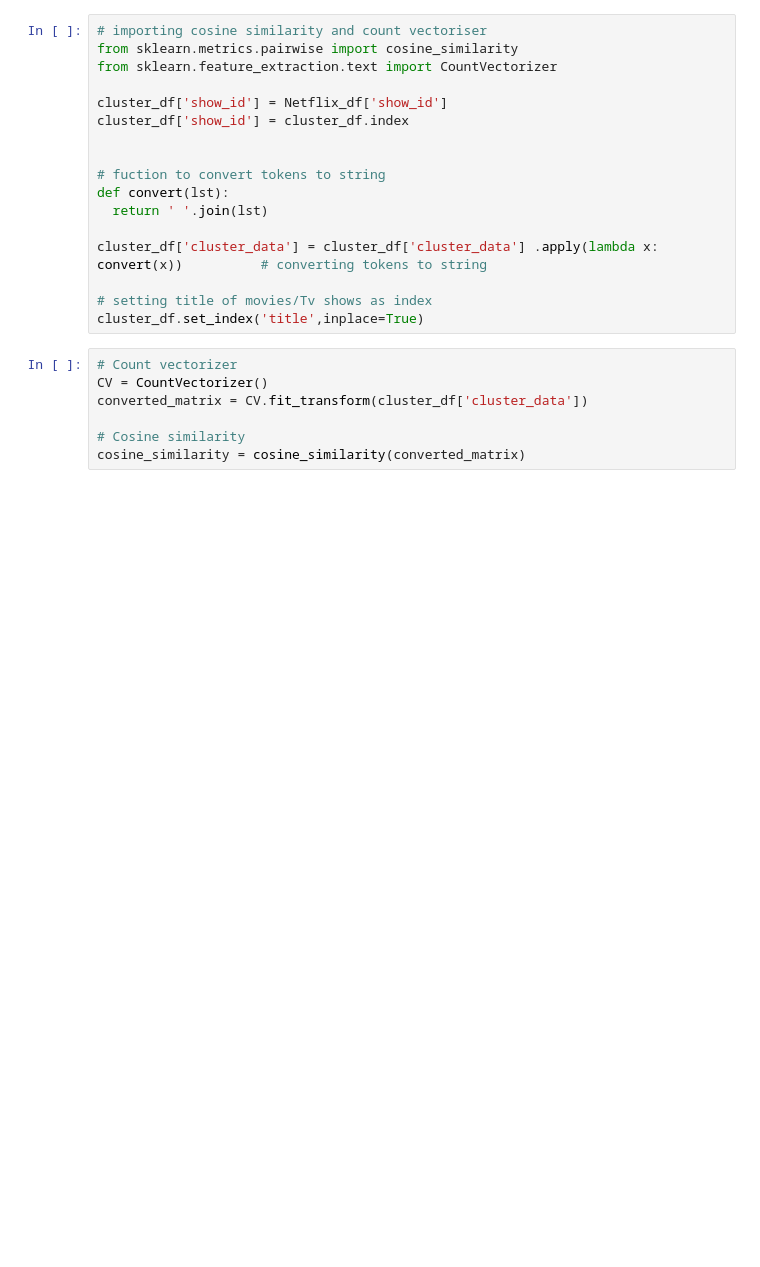
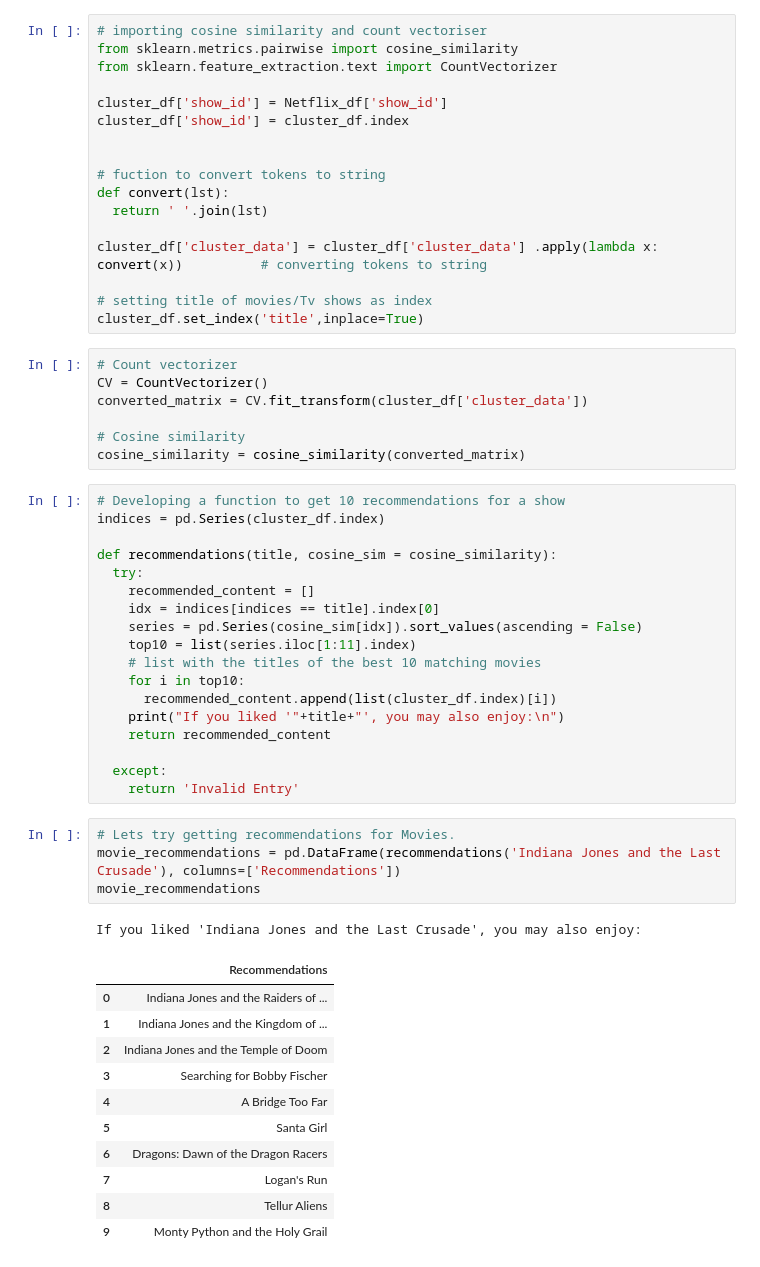
Before and after one commit to shubham-bhadouria/Netflix-Movies-and-TV-shows-clustering, a Jupyter notebook: Netflix_movies_and_TV_show_clustering.ipynb, the cells around one changed output. Drawn from its saved outputs; the diff is of its cells as text; blank space fills up the shorter version.

Commit message:
Recommendation system

```diff
--- a/Netflix_movies_and_TV_show_clustering.ipynb
+++ b/Netflix_movies_and_TV_show_clustering.ipynb
@@ -983,3 +983,38 @@ converted_matrix = CV.fit_transform(cluster_df['cluster_data'])
 
 # Cosine similarity
 cosine_similarity = cosine_similarity(converted_matrix)
+# %%
+# Developing a function to get 10 recommendations for a show
+indices = pd.Series(cluster_df.index)
+
+def recommendations(title, cosine_sim = cosine_similarity):
+  try:
+    recommended_content = []
+    idx = indices[indices == title].index[0]
+    series = pd.Series(cosine_sim[idx]).sort_values(ascending = False)
+    top10 = list(series.iloc[1:11].index)
+    # list with the titles of the best 10 matching movies
+    for i in top10:
+      recommended_content.append(list(cluster_df.index)[i])
+    print("If you liked '"+title+"', you may also enjoy:\n")
+    return recommended_content
+
+  except:
+    return 'Invalid Entry'
+# %%
+# Lets try getting recommendations for Movies.
+movie_recommendations = pd.DataFrame(recommendations('Indiana Jones and the Last Crusade'), columns=['Recommendations'])
+movie_recommendations
+# %% [output]
+If you liked 'Indiana Jones and the Last Crusade', you may also enjoy:
+|  | Recommendations |
+| 0 | Indiana Jones and the Raiders of ... |
+| 1 | Indiana Jones and the Kingdom of ... |
+| 2 | Indiana Jones and the Temple of Doom |
+| 3 | Searching for Bobby Fischer |
+| 4 | A Bridge Too Far |
+| 5 | Santa Girl |
+| 6 | Dragons: Dawn of the Dragon Racers |
+| 7 | Logan's Run |
+| 8 | Tellur Aliens |
+| 9 | Monty Python and the Holy Grail |
```
Also changed, not shown: parts of 1 cell of this notebook.
